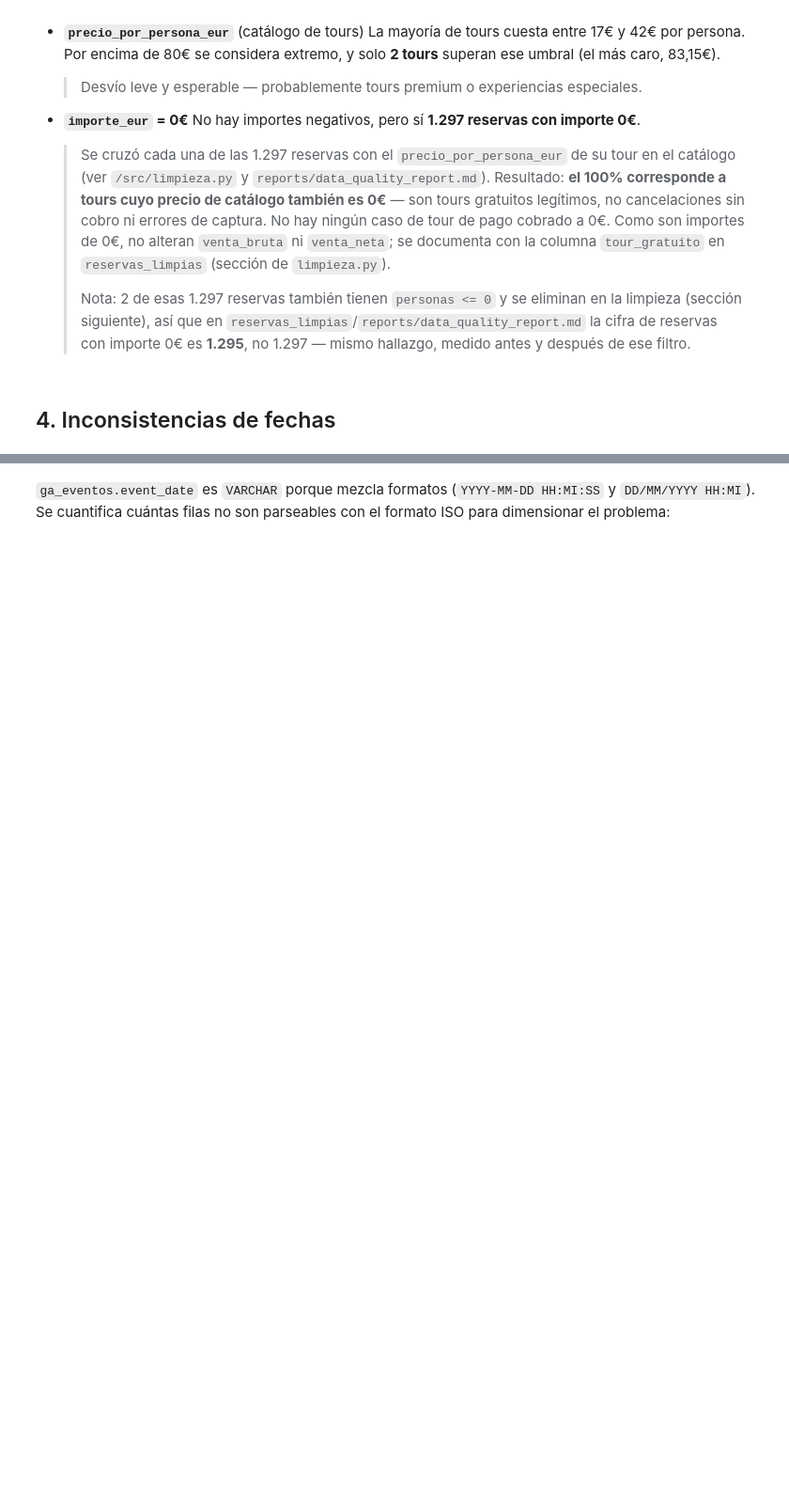
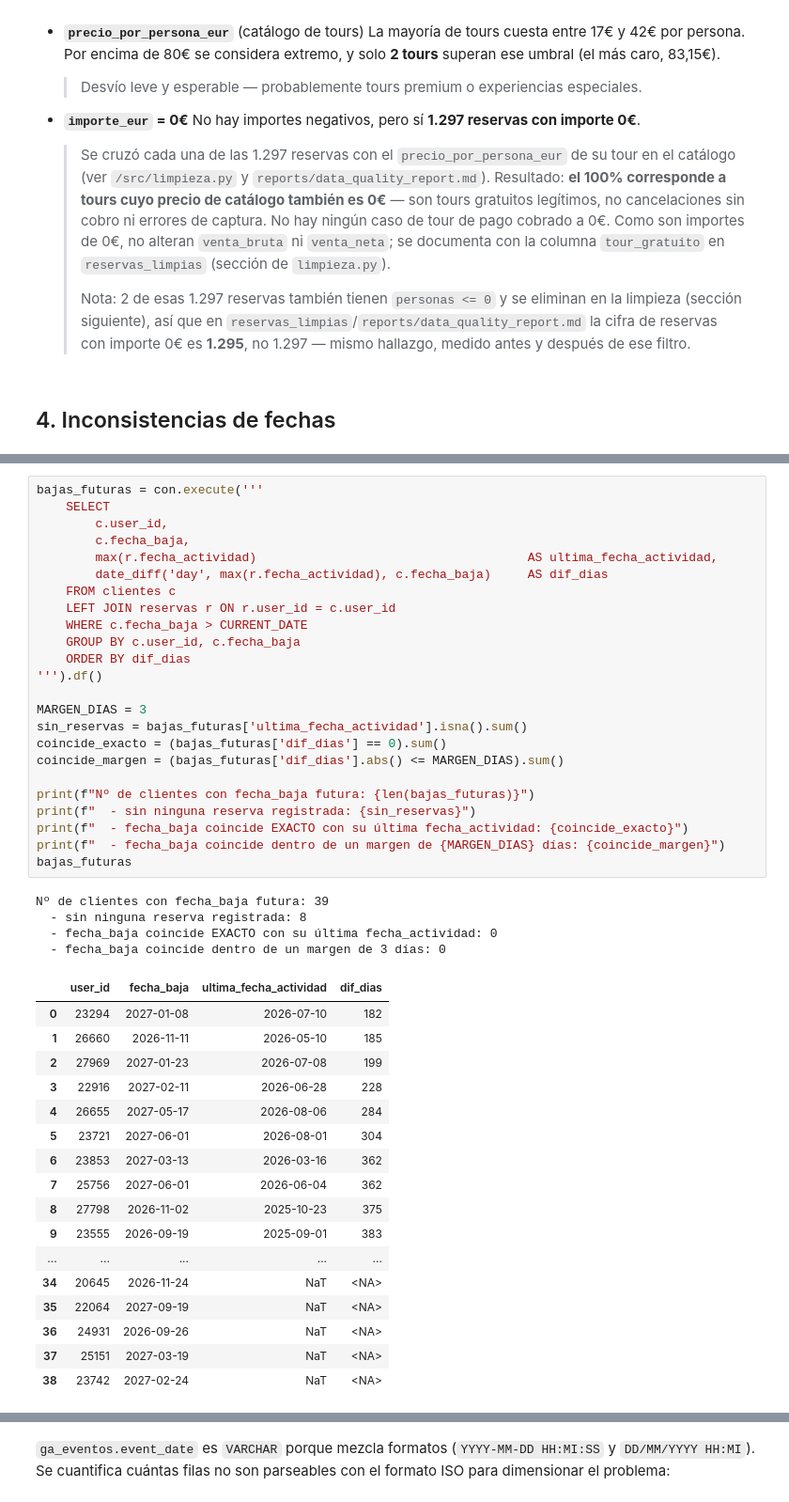
Before and after one commit to Irenegov/civitatis-business-case, a Jupyter notebook: notebooks/01_exploracion_inicial.ipynb, the cells around one changed output, grey strips where cells are left out. Shown at 94% size. Saved outputs shown, nothing was run; the diff lists cells and outputs as text; blank space fills up the shorter version.

```diff
--- a/notebooks/01_exploracion_inicial.ipynb
+++ b/notebooks/01_exploracion_inicial.ipynb
@@ -508,0 +513,46 @@ inconsistencias_fechas
+# %%
+bajas_futuras = con.execute('''
+    SELECT
+        c.user_id,
+        c.fecha_baja,
+        max(r.fecha_actividad)                                     AS ultima_fecha_actividad,
+        date_diff('day', max(r.fecha_actividad), c.fecha_baja)     AS dif_dias
+    FROM clientes c
+    LEFT JOIN reservas r ON r.user_id = c.user_id
+    WHERE c.fecha_baja > CURRENT_DATE
+    GROUP BY c.user_id, c.fecha_baja
+    ORDER BY dif_dias
+''').df()
+
+MARGEN_DIAS = 3
+sin_reservas = bajas_futuras['ultima_fecha_actividad'].isna().sum()
+coincide_exacto = (bajas_futuras['dif_dias'] == 0).sum()
+coincide_margen = (bajas_futuras['dif_dias'].abs() <= MARGEN_DIAS).sum()
+
+print(f"Nº de clientes con fecha_baja futura: {len(bajas_futuras)}")
+print(f"  - sin ninguna reserva registrada: {sin_reservas}")
+print(f"  - fecha_baja coincide EXACTO con su última fecha_actividad: {coincide_exacto}")
+print(f"  - fecha_baja coincide dentro de un margen de {MARGEN_DIAS} días: {coincide_margen}")
+bajas_futuras
+# %% [output]
+Nº de clientes con fecha_baja futura: 39
+  - sin ninguna reserva registrada: 8
+  - fecha_baja coincide EXACTO con su última fecha_actividad: 0
+  - fecha_baja coincide dentro de un margen de 3 días: 0
+|  | user_id | fecha_baja | ultima_fecha_actividad | dif_dias |
+| 0 | 23294 | 2027-01-08 | 2026-07-10 | 182 |
+| 1 | 26660 | 2026-11-11 | 2026-05-10 | 185 |
+| 2 | 27969 | 2027-01-23 | 2026-07-08 | 199 |
+| 3 | 22916 | 2027-02-11 | 2026-06-28 | 228 |
+| 4 | 26655 | 2027-05-17 | 2026-08-06 | 284 |
+| 5 | 23721 | 2027-06-01 | 2026-08-01 | 304 |
+| 6 | 23853 | 2027-03-13 | 2026-03-16 | 362 |
+| 7 | 25756 | 2027-06-01 | 2026-06-04 | 362 |
+| 8 | 27798 | 2026-11-02 | 2025-10-23 | 375 |
+| 9 | 23555 | 2026-09-19 | 2025-09-01 | 383 |
+| ... | ... | ... | ... | ... |
+| 34 | 20645 | 2026-11-24 | NaT | <NA> |
+| 35 | 22064 | 2027-09-19 | NaT | <NA> |
+| 36 | 24931 | 2026-09-26 | NaT | <NA> |
+| 37 | 25151 | 2027-03-19 | NaT | <NA> |
+| 38 | 23742 | 2027-02-24 | NaT | <NA> |
```
Also changed, not shown: parts of 7 cells of this notebook, 5 other files.
